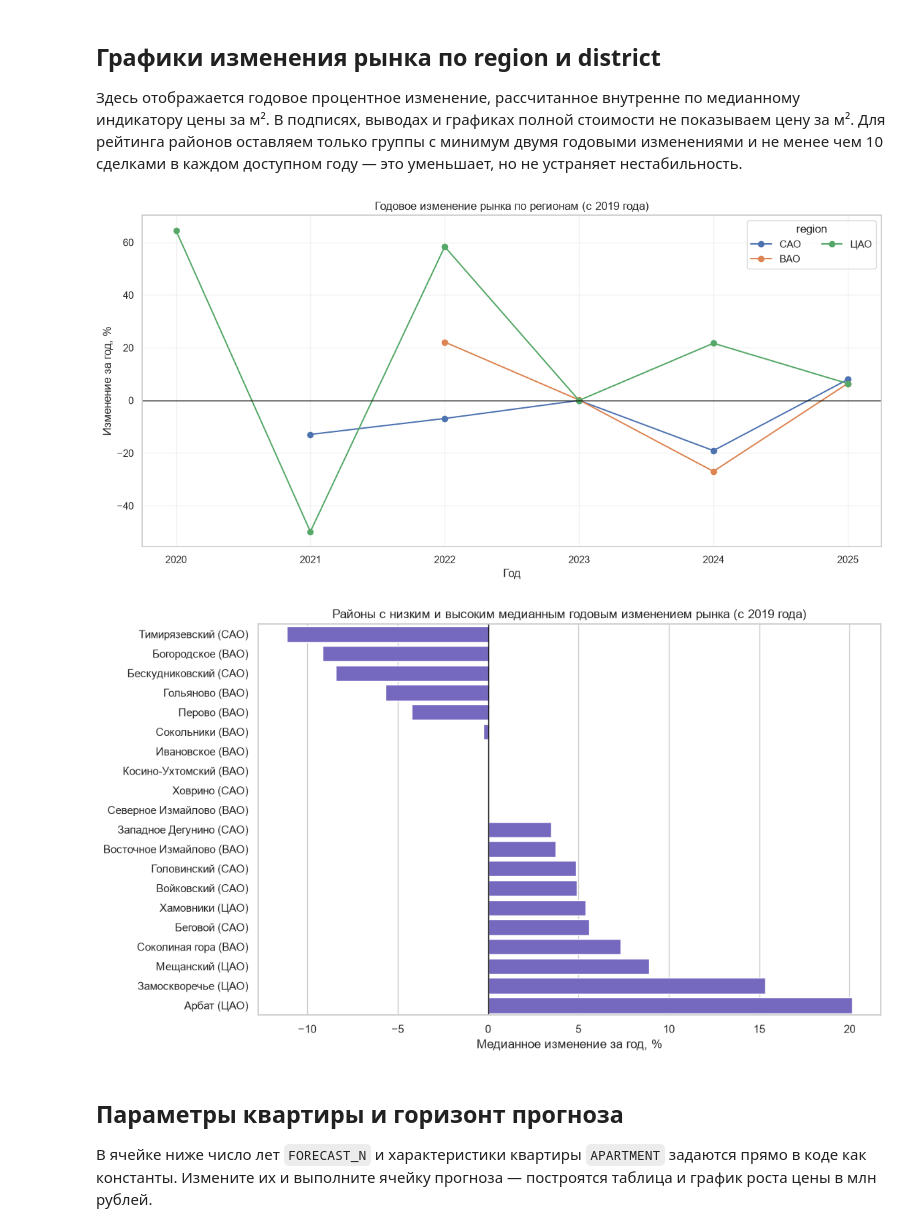
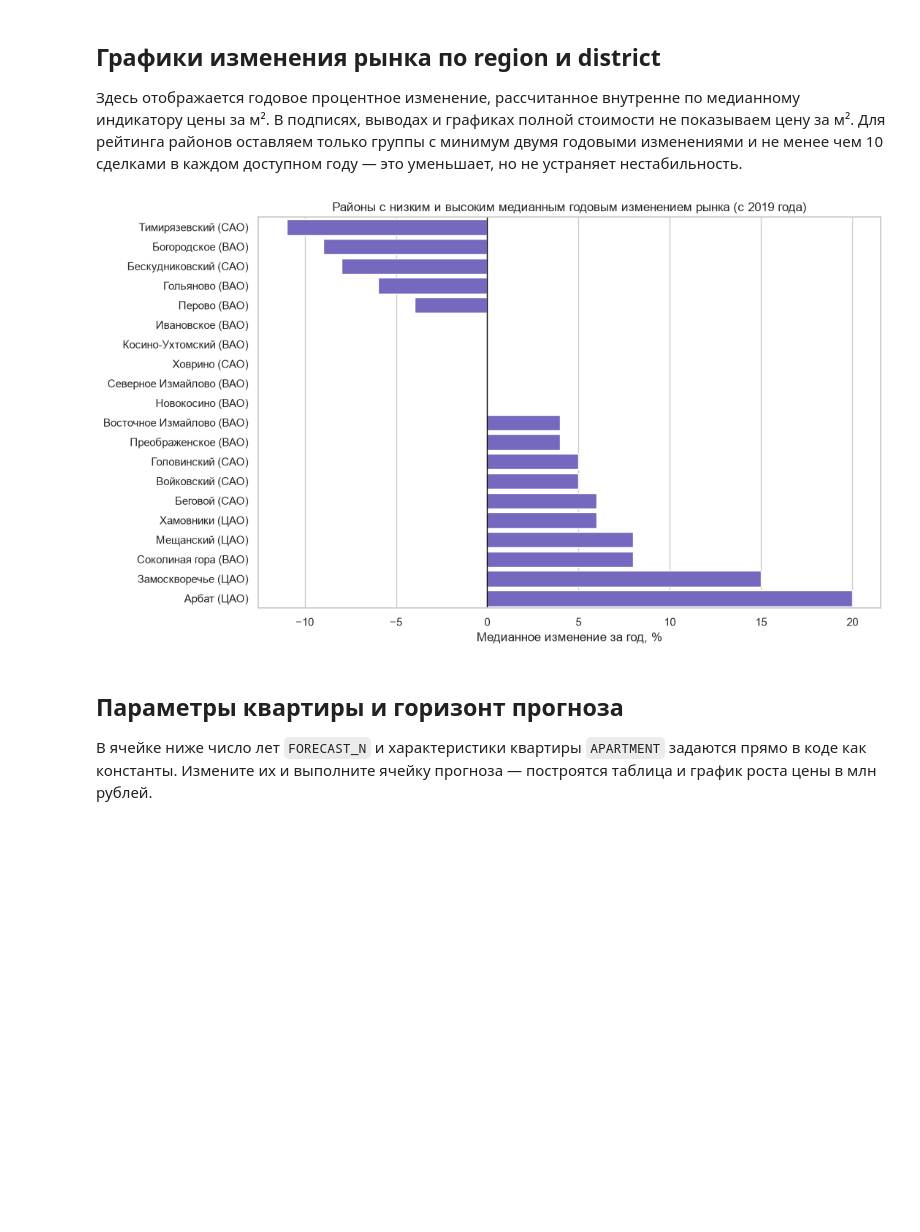
Before and after one commit to o-Anna-o/Prognosis_system, a Jupyter notebook: Prognosis_system.ipynb, the cells around one changed output. Drawn from its saved outputs; the diff is of its cells as text; code cells hidden in the pictures; blank space fills up the shorter version.

```diff
--- a/Prognosis_system.ipynb
+++ b/Prognosis_system.ipynb
@@ -775,13 +853,13 @@ annual_region = (model_source.groupby(["region","period_year"], dropna=False)
                  .agg(median_price_per_sqm=("price_per_sqm","median"), deals=("price_per_sqm","size"))
                  .reset_index().sort_values(["region","period_year"]))
 annual_region["growth_factor"] = annual_region.groupby("region")["median_price_per_sqm"].transform(lambda s: s/s.shift(1))
-annual_region["growth_pct"] = (annual_region["growth_factor"]-1)*100
+annual_region["growth_pct"] = ((annual_region["growth_factor"]-1)*100).round(0).astype("Int64")
 
 annual_district = (model_source.groupby(["region","district","period_year"], dropna=False)
                    .agg(median_price_per_sqm=("price_per_sqm","median"), deals=("price_per_sqm","size"))
                    .reset_index().sort_values(["region","district","period_year"]))
 annual_district["growth_factor"] = annual_district.groupby(["region","district"])["median_price_per_sqm"].transform(lambda s: s/s.shift(1))
-annual_district["growth_pct"] = (annual_district["growth_factor"]-1)*100
+annual_district["growth_pct"] = ((annual_district["growth_factor"]-1)*100).round(0).astype("Int64")
 
 # Исторические сводки ограничиваем периодом < 2026. Данные 2026 остаются для текущего прогноза.
 annual_region_historical = annual_region[annual_region["period_year"] < 2026].copy()
@@ -808,6 +886,10 @@ district_summary = (annual_district_historical.dropna(subset=["growth_pct"])
                          total_year_changes=("growth_pct","count"),
                          min_deals_per_year=("deals","min"))
                     .reset_index().sort_values("median_annual_growth_pct",ascending=False))
+region_summary["mean_annual_growth_pct"] = region_summary["mean_annual_growth_pct"].round(0).astype(int)
+region_summary["median_annual_growth_pct"] = region_summary["median_annual_growth_pct"].round(0).astype(int)
+district_summary["mean_annual_growth_pct"] = district_summary["mean_annual_growth_pct"].round(0).astype(int)
+district_summary["median_annual_growth_pct"] = district_summary["median_annual_growth_pct"].round(0).astype(int)
 print("Сводка по регионам: темп изменения в процентах, без вывода цены за м².")
 display(region_summary.round(2))
 print("Районы: для интерпретации используйте минимум 2 годовых изменения и достаточное число сделок.")
@@ -878,51 +960,39 @@ display(district_summary.round(2))
 HIST_START_YEAR = 2019
 region_hist_plot = annual_region_historical[annual_region_historical["period_year"] >= HIST_START_YEAR]
 district_hist_plot = annual_district_historical[annual_district_historical["period_year"] >= HIST_START_YEAR]
-
-top_regions = model_source.loc[
-    (model_source["period_year"] >= HIST_START_YEAR) & (model_source["period_year"] < 2026),
-    "region"
-].value_counts().head(8).index.tolist()
-plt.figure(figsize=(12,6))
-for reg in top_regions:
-    part = region_hist_plot[region_hist_plot["region"] == reg]
-    plt.plot(part["period_year"], part["growth_pct"], marker="o", label=reg)
-plt.axhline(0, color="black", linewidth=1)
-plt.title("Годовое изменение рынка по регионам (с 2019 года)")
-plt.xlabel("Год"); plt.ylabel("Изменение за год, %")
-plt.legend(title="region", ncol=2); plt.grid(alpha=.25); plt.tight_layout(); plt.show()
 
 # Сводку по районам пересчитываем только по периоду с 2019 года.
 district_summary_2019 = (district_hist_plot.dropna(subset=["growth_pct"])
                          .groupby(["region","district"])
                          .agg(mean_annual_growth_pct=("growth_pct","mean"),
                               median_annual_growth_pct=("growth_pct","median"),
                               latest_year=("period_year","max"),
                               total_year_changes=("growth_pct","count"),
                               min_deals_per_year=("deals","min"))
                          .reset_index().sort_values("median_annual_growth_pct",ascending=False))
+district_summary_2019["mean_annual_growth_pct"] = district_summary_2019["mean_annual_growth_pct"].round(0).astype(int)
+district_summary_2019["median_annual_growth_pct"] = district_summary_2019["median_annual_growth_pct"].round(0).astype(int)
 eligible_districts = district_summary_2019[
     (district_summary_2019["total_year_changes"] >= 2) &
     (district_summary_2019["min_deals_per_year"] >= 10)
 ].copy()
 if not eligible_districts.empty:
     ranked = pd.concat([
         eligible_districts.nsmallest(10,"median_annual_growth_pct"),
         eligible_districts.nlargest(10,"median_annual_growth_pct")
     ]).drop_duplicates()
     ranked["label"] = ranked["district"].astype(str) + " (" + ranked["region"].astype(str) + ")"
     plt.figure(figsize=(11, max(5, len(ranked)*.32)))
     sns.barplot(data=ranked.sort_values("median_annual_growth_pct"),
                 x="median_annual_growth_pct", y="label", color="slateblue")
     plt.axvline(0,color="black",linewidth=1)
     plt.title("Районы с низким и высоким медианным годовым изменением рынка (с 2019 года)")
     plt.xlabel("Медианное изменение за год, %"); plt.ylabel("")
     plt.tight_layout(); plt.show()
 else:
     print("Недостаточно районов с минимум двумя годовыми изменениями и минимум 10 сделками в каждом наблюдаемом году (с 2019 года).")
 # %% [output]
-[figure, old version]
+[figure, new version]
-[figure, removed]
 # %% [markdown]
 ## Параметры квартиры и горизонт прогноза
 
```
Also changed, not shown: parts of 14 cells of this notebook.
